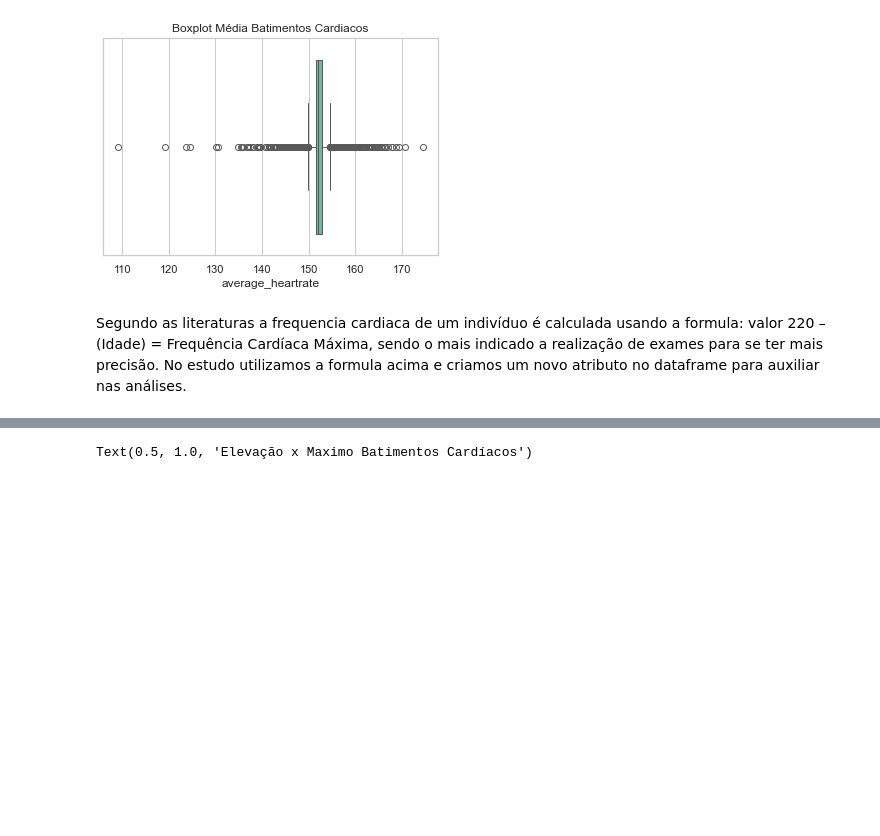
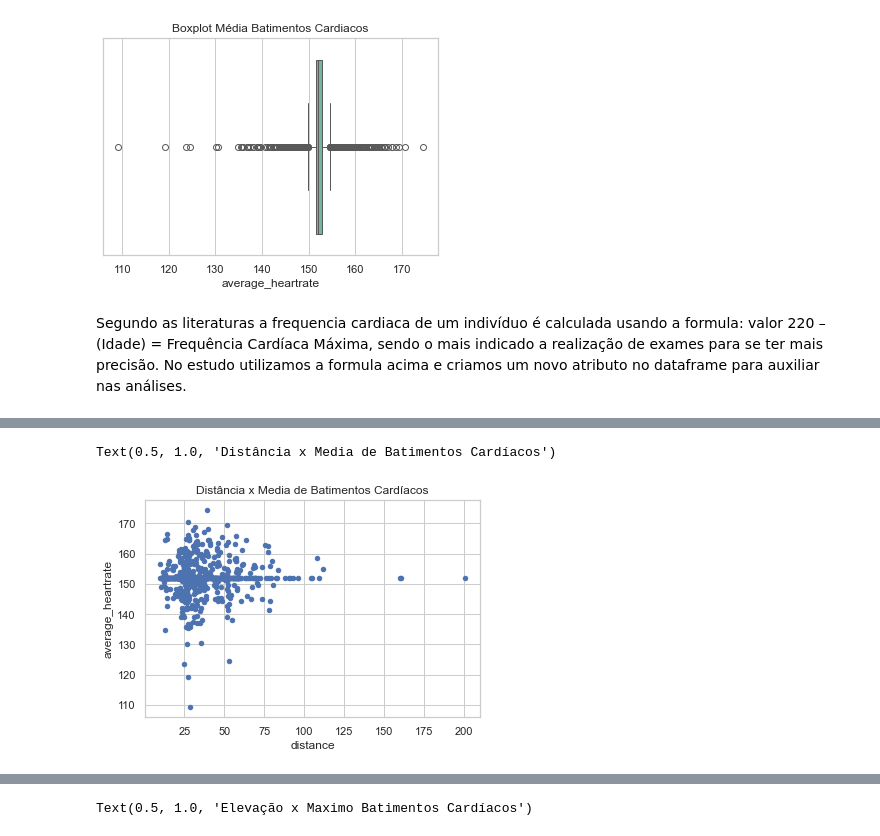
Before and after one commit to tal-rsg/2-MVP, a Jupyter notebook: mvp_analise.ipynb, the cells around one changed output, grey strips where cells are left out. Saved outputs shown, nothing was run; the diff lists cells and outputs as text; code cells hidden in the pictures; blank space fills up the shorter version.

Commit message:
atualização grafico cores

```diff
--- a/mvp_analise.ipynb
+++ b/mvp_analise.ipynb
@@ -337,0 +378,15 @@ df_ride.head()
+# %%
+# criando dataframe para o gráfico de dispersão
+df_scatter_ride = df_analise[['distance', 'average_heartrate']]
+
+# convertendo a coluna distancia para o valor em kilometros
+df_scatter_ride['distance'] = df_scatter_ride['distance'] / 1000
+
+# criando grafico de dispersão
+df_scatter_ride.plot.scatter(x='distance',y='average_heartrate')
+
+# visualizando grafico
+plt.title('Distância x Media de Batimentos Cardíacos')
+# %% [output]
+Text(0.5, 1.0, 'Distância x Media de Batimentos Cardíacos')
+[figure, added]
```
Also changed, not shown: parts of 19 cells of this notebook.
